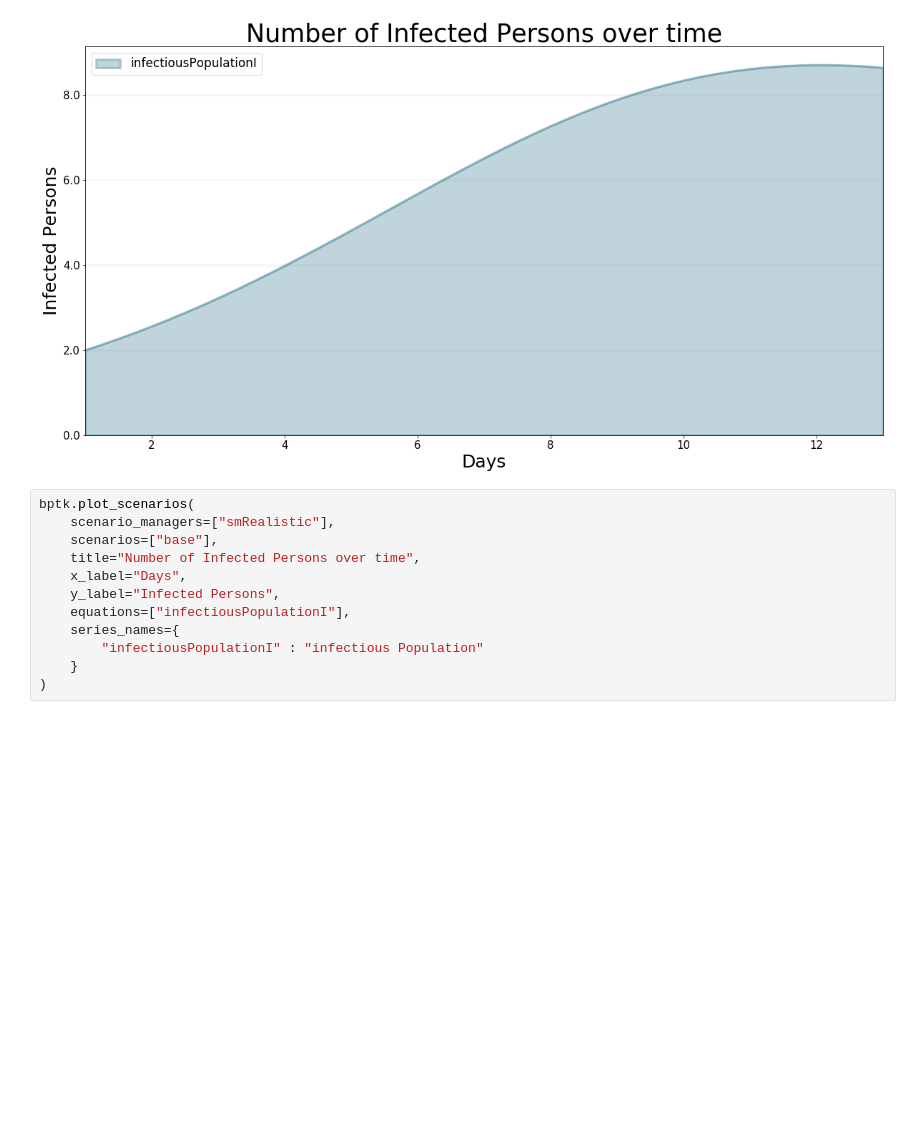
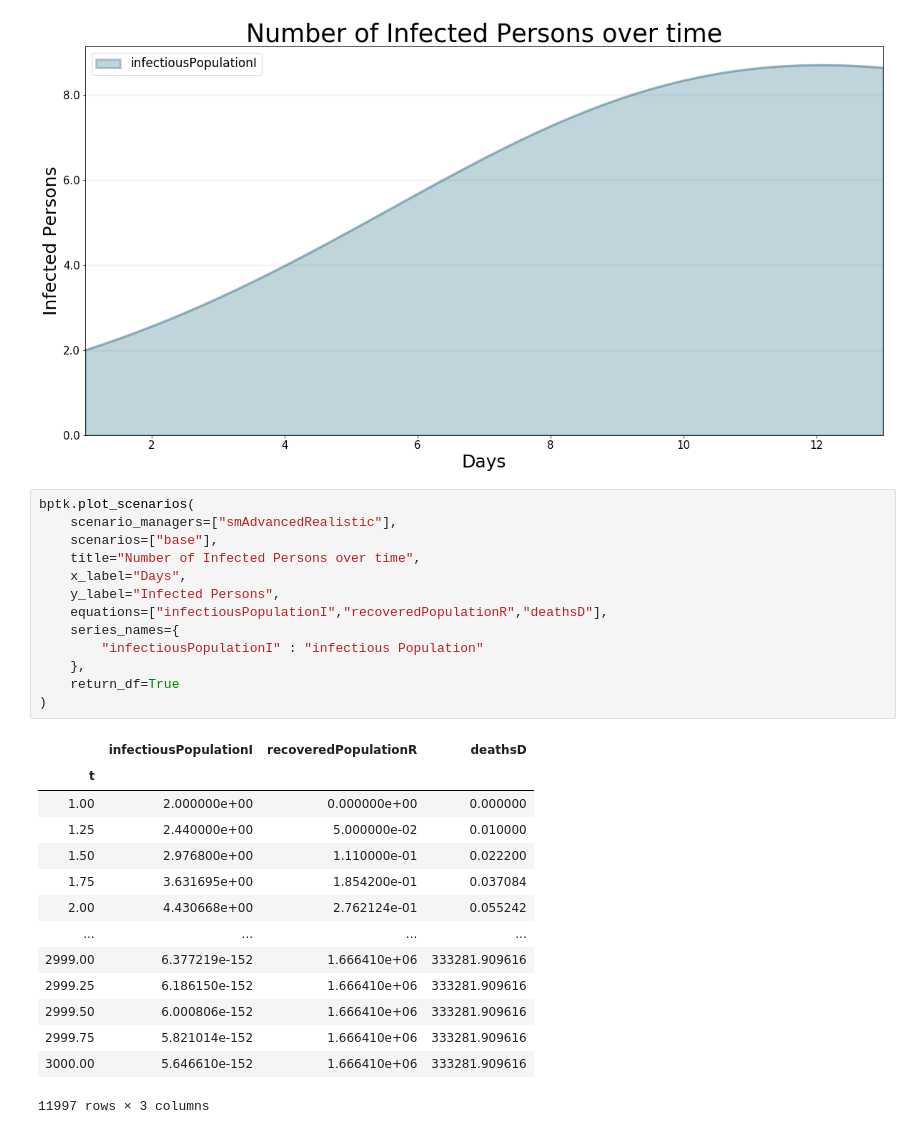
Before and after one commit to transentis/sim-covid-19, a Jupyter notebook: sir_notebook.ipynb, the cells around one changed output. Cells and saved outputs as stored; diff of their text form; blank space fills up the shorter version.

```diff
--- a/sir_notebook.ipynb
+++ b/sir_notebook.ipynb
@@ -30,13 +30,29 @@ bptk.plot_scenarios(
 [figure]
 # %%
 bptk.plot_scenarios(
-    scenario_managers=["smRealistic"],
+    scenario_managers=["smAdvancedRealistic"],
     scenarios=["base"],
     title="Number of Infected Persons over time",
     x_label="Days",
     y_label="Infected Persons",
-    equations=["infectiousPopulationI"],
+    equations=["infectiousPopulationI","recoveredPopulationR","deathsD"],
     series_names={
         "infectiousPopulationI" : "infectious Population"
-    }
+    },
+    return_df=True
 )
+# %% [output]
+|  | infectiousPopulationI | recoveredPopulationR | deathsD |
+| t |  |  |  |
+| 1.00 | 2.000000e+00 | 0.000000e+00 | 0.000000 |
+| 1.25 | 2.440000e+00 | 5.000000e-02 | 0.010000 |
+| 1.50 | 2.976800e+00 | 1.110000e-01 | 0.022200 |
+| 1.75 | 3.631695e+00 | 1.854200e-01 | 0.037084 |
+| 2.00 | 4.430668e+00 | 2.762124e-01 | 0.055242 |
+| ... | ... | ... | ... |
+| 2999.00 | 6.377219e-152 | 1.666410e+06 | 333281.909616 |
+| 2999.25 | 6.186150e-152 | 1.666410e+06 | 333281.909616 |
+| 2999.50 | 6.000806e-152 | 1.666410e+06 | 333281.909616 |
+| 2999.75 | 5.821014e-152 | 1.666410e+06 | 333281.909616 |
+| 3000.00 | 5.646610e-152 | 1.666410e+06 | 333281.909616 |
+11997 rows × 3 columns
```
Also changed, not shown: 5 other files.
